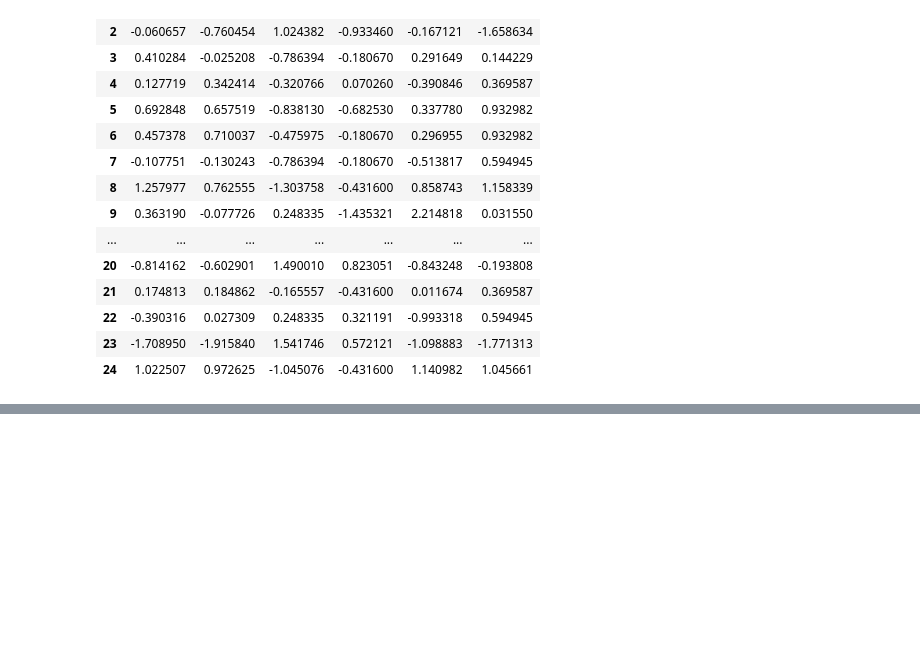
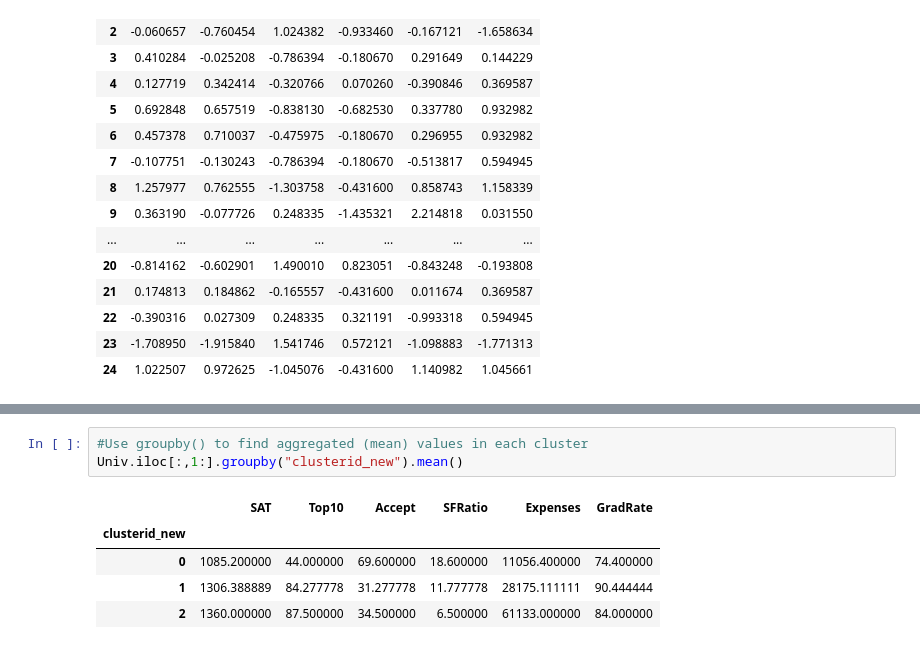
Before and after one commit to Bhaskarreddy4172/aiml_bhaskar, a Jupyter notebook: K-means Clustering.ipynb, the cells around one changed output, grey strips where cells are left out. Drawn from its saved outputs; the diff is of its cells as text; blank space fills up the shorter version.

```diff
--- a/K-means Clustering.ipynb
+++ b/K-means Clustering.ipynb
@@ -93,0 +130,9 @@ scaled_Univ_df
+# %%
+#Use groupby() to find aggregated (mean) values in each cluster
+Univ.iloc[:,1:].groupby("clusterid_new").mean()
+# %% [output]
+|  | SAT | Top10 | Accept | SFRatio | Expenses | GradRate |
+| clusterid_new |  |  |  |  |  |  |
+| 0 | 1085.200000 | 44.000000 | 69.600000 | 18.600000 | 11056.400000 | 74.400000 |
+| 1 | 1306.388889 | 84.277778 | 31.277778 | 11.777778 | 28175.111111 | 90.444444 |
+| 2 | 1360.000000 | 87.500000 | 34.500000 | 6.500000 | 61133.000000 | 84.000000 |
```
Also changed, not shown: parts of 8 cells of this notebook.
